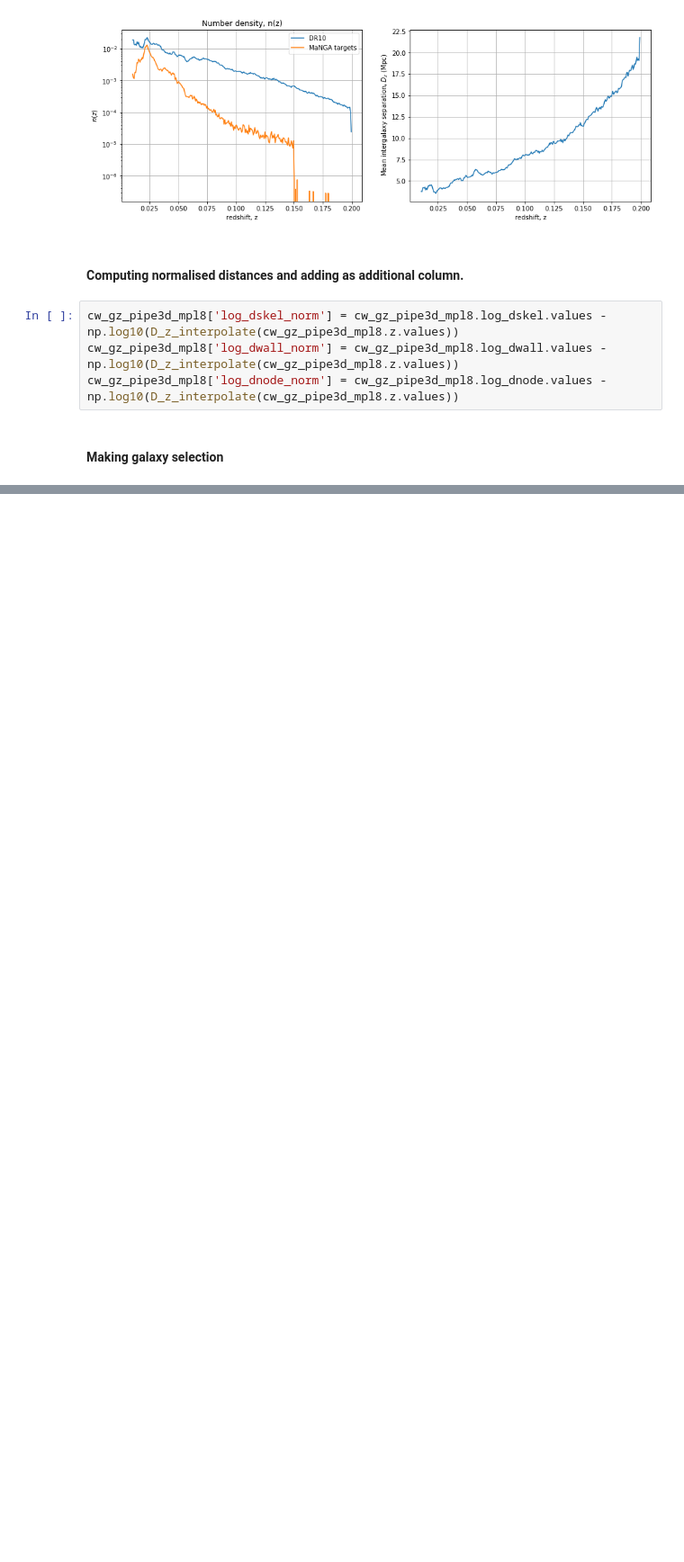
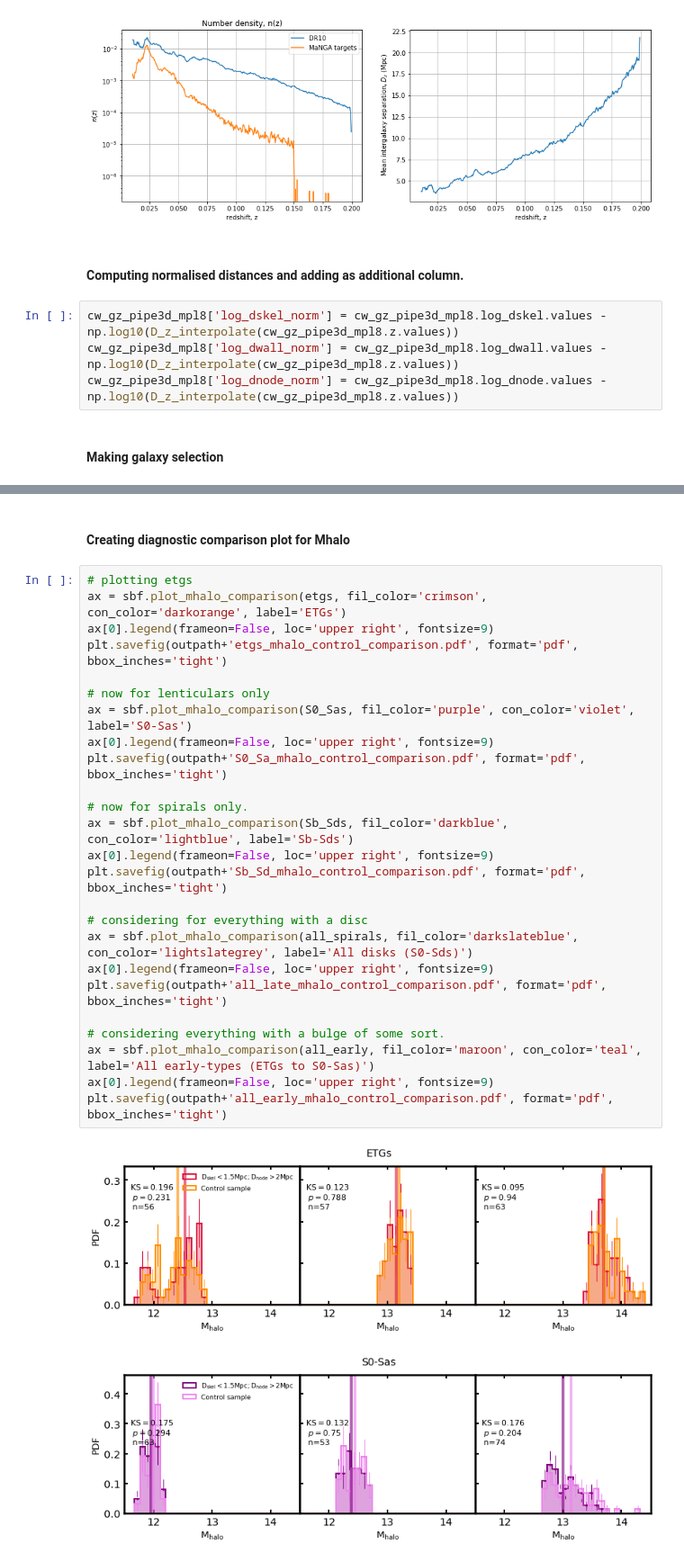
Before and after one commit to Chris-Duckworth/spin_bias, a Jupyter notebook: scripts/initial_plots.ipynb, the cells around one changed output, grey strips where cells are left out. Shown at 90% size. Saved outputs shown, nothing was run; the diff lists cells and outputs as text; blank space fills up the shorter version.

```diff
--- a/scripts/initial_plots.ipynb
+++ b/scripts/initial_plots.ipynb
@@ -112,0 +196,30 @@ cw_gz_pipe3d_mpl8_cens = cw_gz_pipe3d_mpl8[(cw_gz_pipe3d_mpl8.massive_flag.value
+# %% [markdown]
+#### Creating diagnostic comparison plot for Mhalo
+# %%
+# plotting etgs
+ax = sbf.plot_mhalo_comparison(etgs, fil_color='crimson', con_color='darkorange', label='ETGs')
+ax[0].legend(frameon=False, loc='upper right', fontsize=9)
+plt.savefig(outpath+'etgs_mhalo_control_comparison.pdf', format='pdf', bbox_inches='tight')
+
+# now for lenticulars only
+ax = sbf.plot_mhalo_comparison(S0_Sas, fil_color='purple', con_color='violet', label='S0-Sas')
+ax[0].legend(frameon=False, loc='upper right', fontsize=9)
+plt.savefig(outpath+'S0_Sa_mhalo_control_comparison.pdf', format='pdf', bbox_inches='tight')
+
+# now for spirals only.
+ax = sbf.plot_mhalo_comparison(Sb_Sds, fil_color='darkblue', con_color='lightblue', label='Sb-Sds')
+ax[0].legend(frameon=False, loc='upper right', fontsize=9)
+plt.savefig(outpath+'Sb_Sd_mhalo_control_comparison.pdf', format='pdf', bbox_inches='tight')
+
+# considering for everything with a disc
+ax = sbf.plot_mhalo_comparison(all_spirals, fil_color='darkslateblue', con_color='lightslategrey', label='All disks (S0-Sds)')
+ax[0].legend(frameon=False, loc='upper right', fontsize=9)
+plt.savefig(outpath+'all_late_mhalo_control_comparison.pdf', format='pdf', bbox_inches='tight')
+
+# considering everything with a bulge of some sort.
+ax = sbf.plot_mhalo_comparison(all_early, fil_color='maroon', con_color='teal', label='All early-types (ETGs to S0-Sas)')
+ax[0].legend(frameon=False, loc='upper right', fontsize=9)
+plt.savefig(outpath+'all_early_mhalo_control_comparison.pdf', format='pdf', bbox_inches='tight')
+# %% [output]
+[figure, added]
+[figure, added]
```
Also changed, not shown: parts of 10 cells of this notebook, 8 other files.
